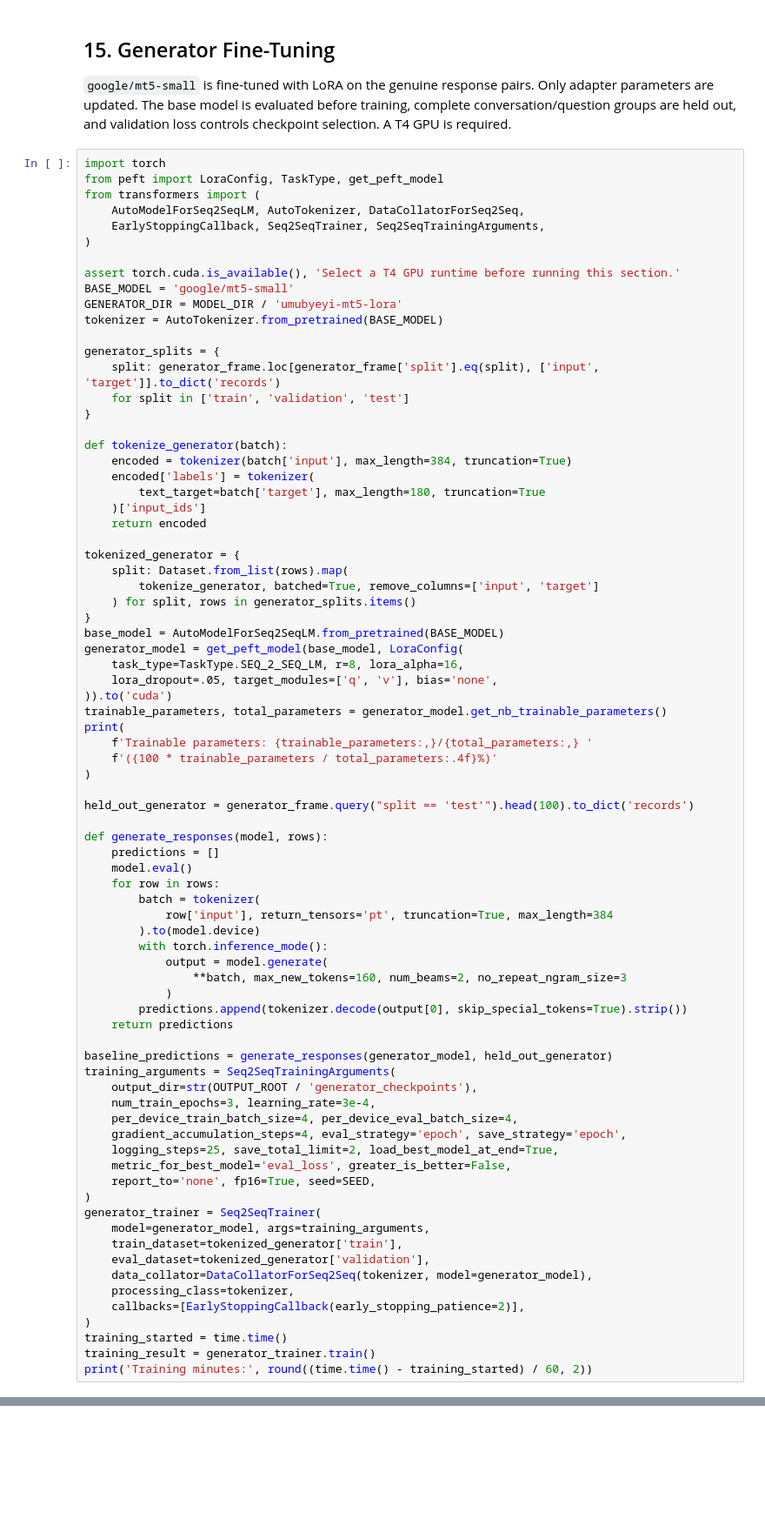
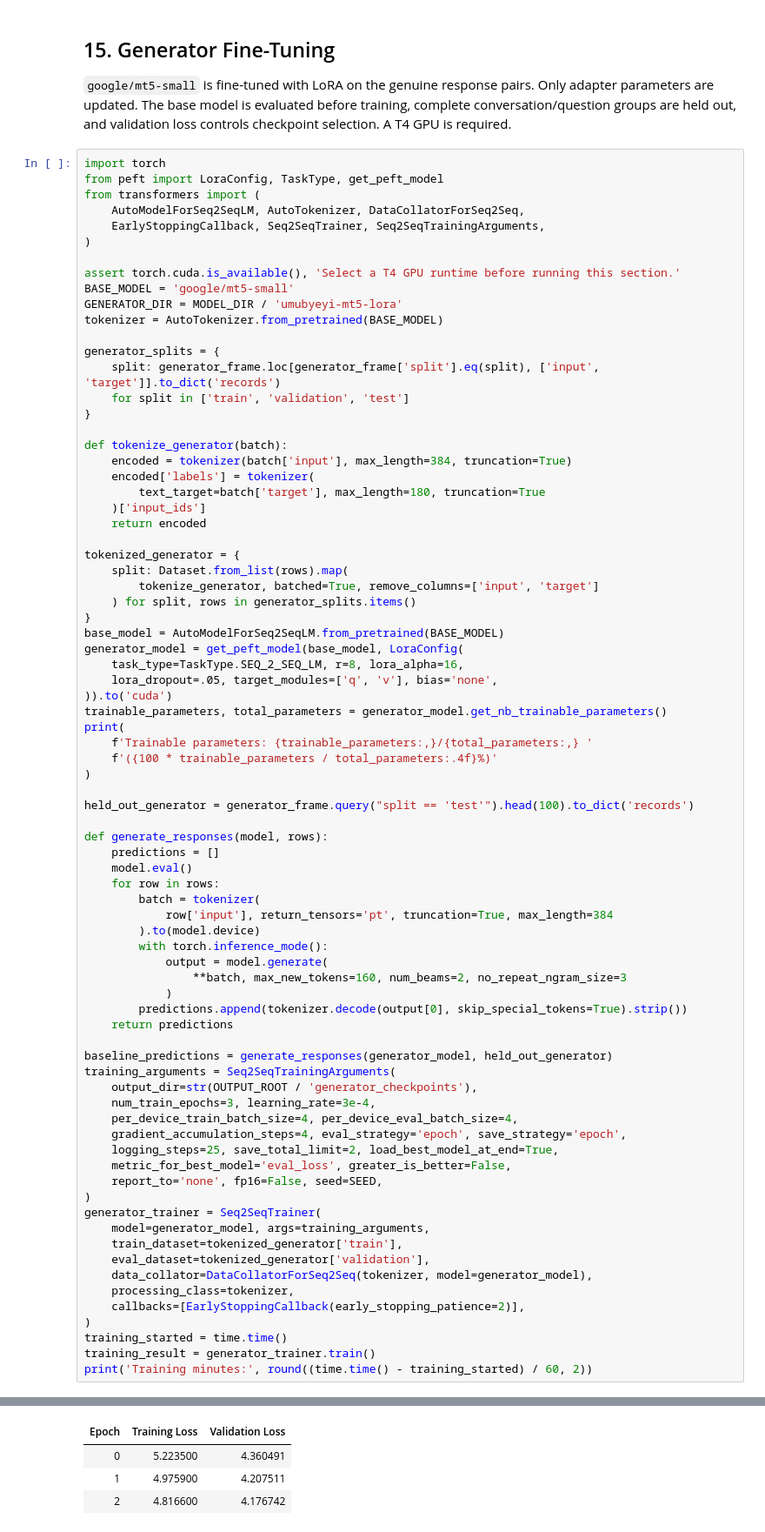
Before and after one commit to IrutingaboRaissa/UMUBYEYI, a Jupyter notebook: notebooks/umubyeyi.ipynb, the cells around one changed output, grey strips where cells are left out. Shown at 87% size. Saved outputs shown, nothing was run; the diff lists cells and outputs as text; blank space fills up the shorter version.

```diff
--- a/notebooks/umubyeyi.ipynb
+++ b/notebooks/umubyeyi.ipynb
@@ -936,7 +1064,7 @@ training_arguments = Seq2SeqTrainingArguments(
     gradient_accumulation_steps=4, eval_strategy='epoch', save_strategy='epoch',
     logging_steps=25, save_total_limit=2, load_best_model_at_end=True,
     metric_for_best_model='eval_loss', greater_is_better=False,
-    report_to='none', fp16=True, seed=SEED,
+    report_to='none', fp16=False, seed=SEED,
 )
 generator_trainer = Seq2SeqTrainer(
     model=generator_model, args=training_arguments,
@@ -949,3 +1077,4 @@ generator_trainer = Seq2SeqTrainer(
 training_started = time.time()
 training_result = generator_trainer.train()
 print('Training minutes:', round((time.time() - training_started) / 60, 2))
+# %% [output]
@@ -951,0 +1085,4 @@ print('Training minutes:', round((time.time() - training_started) / 60, 2))
+| Epoch | Training Loss | Validation Loss |
+| 0 | 5.223500 | 4.360491 |
+| 1 | 4.975900 | 4.207511 |
+| 2 | 4.816600 | 4.176742 |
```
Also changed, not shown: parts of 30 cells of this notebook.
